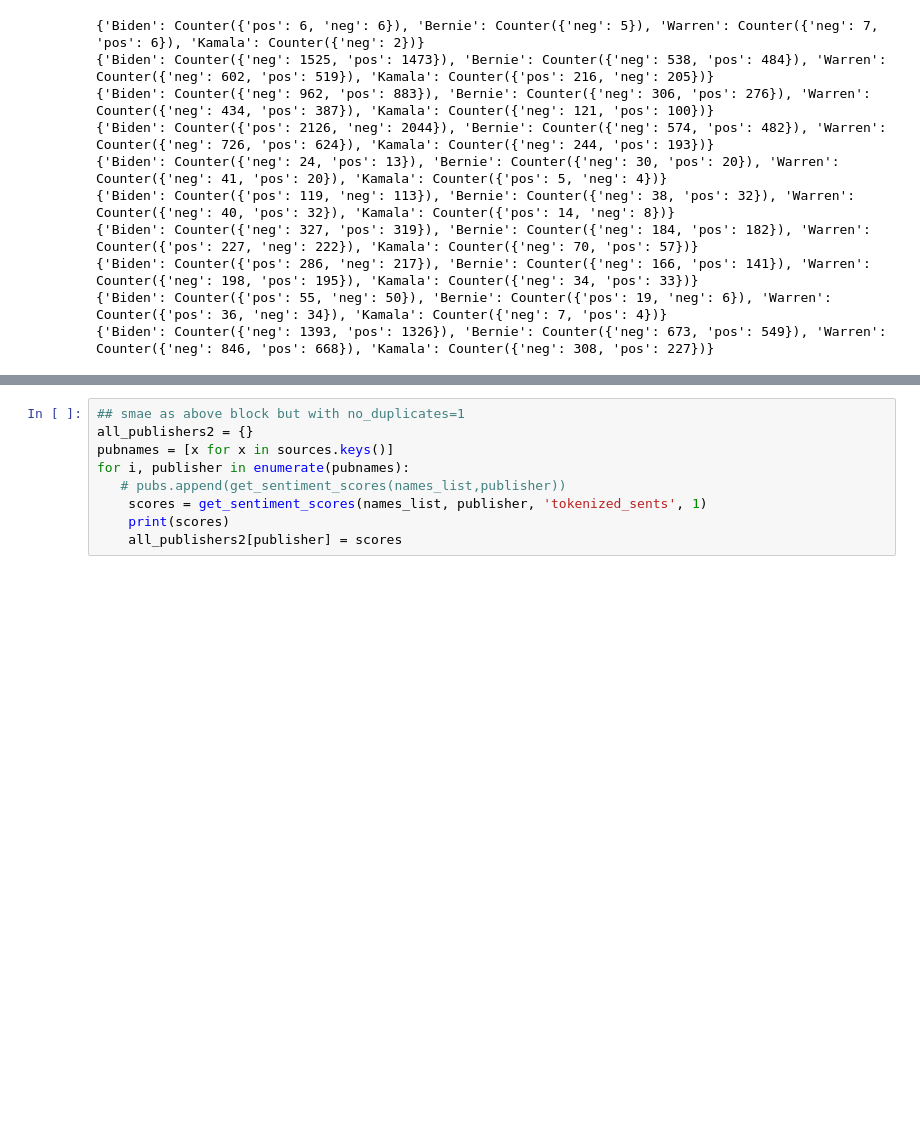
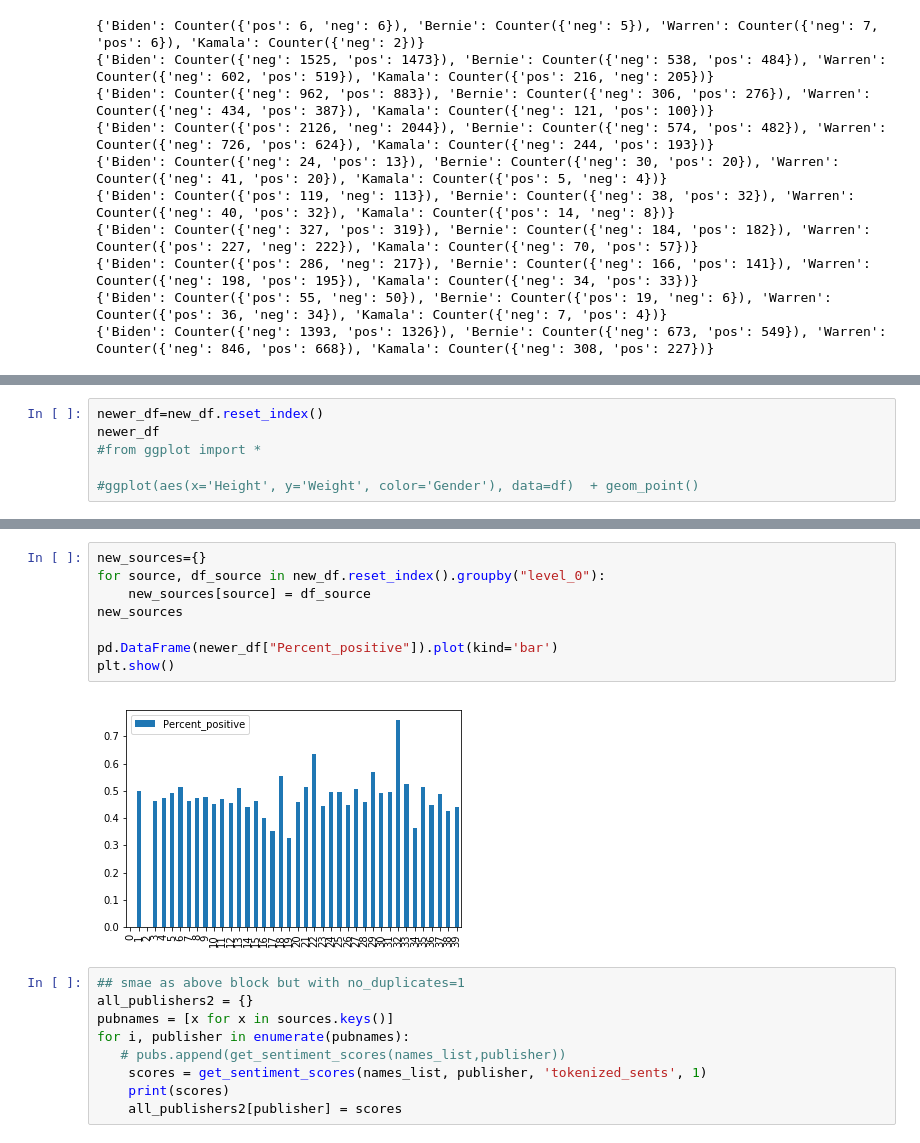
Before and after one commit to mburke65/Data_698_Final, a Jupyter notebook: code/naive_sent_analysis.ipynb, the cells around one changed output, grey strips where cells are left out. Saved outputs shown, nothing was run; the diff lists cells and outputs as text; blank space fills up the shorter version.

```diff
--- a/code/naive_sent_analysis.ipynb
+++ b/code/naive_sent_analysis.ipynb
@@ -147,0 +185,6 @@ all_publishers
+# %%
+newer_df=new_df.reset_index()
+newer_df
+#from ggplot import *
+
+#ggplot(aes(x='Height', y='Weight', color='Gender'), data=df)  + geom_point()
@@ -148,3 +209,13 @@ all_publishers
+# %%
+new_sources={}
+for source, df_source in new_df.reset_index().groupby("level_0"):
+    new_sources[source] = df_source
+new_sources
+
+pd.DataFrame(newer_df["Percent_positive"]).plot(kind='bar')
+plt.show()
+# %% [output]
+[figure, added]
 # %%
 ## smae as above block but with no_duplicates=1
 all_publishers2 = {}
```
Also changed, not shown: parts of 6 cells of this notebook, 7 other files.
